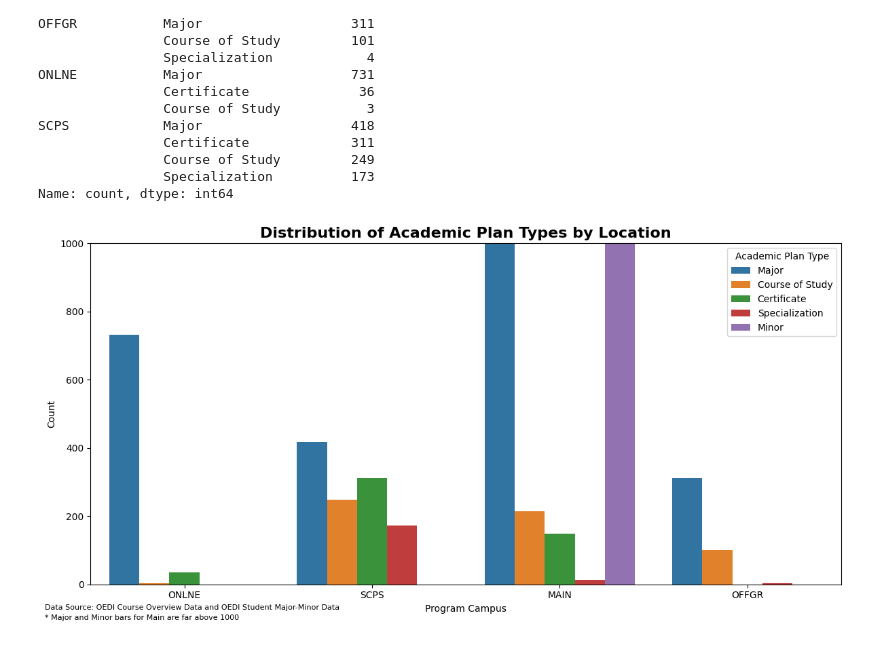
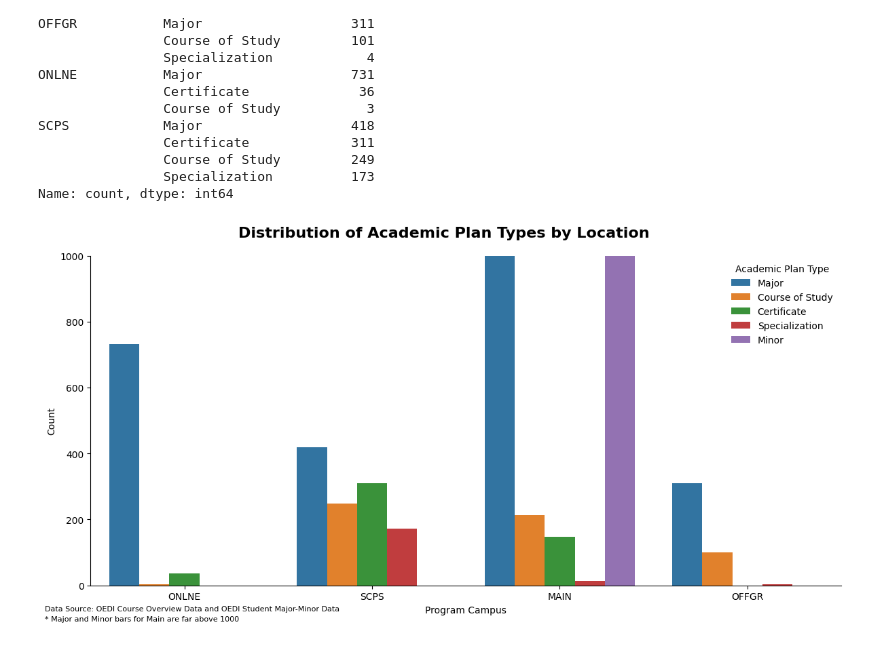
Before and after one commit to pnr3kr/OEDI, a Jupyter notebook: initial_oedi.ipynb, the cells around one changed output. Cells and saved outputs as stored; diff of their text form; code cells hidden in the pictures.

```diff
--- a/initial_oedi.ipynb
+++ b/initial_oedi.ipynb
@@ -150,15 +152,22 @@ Name: count, dtype: int64
 # %%
 # Create a plot that displays the distribution of academic plan types by campus
 plt.figure(figsize=(12, 6))
+
 sns.countplot(data=majmin_df, x="Program Campus", hue="Academic Plan Type")
+
 plt.suptitle("Distribution of Academic Plan Types by Location", fontweight='bold', fontsize=16)
+
 plt.xlabel("Program Campus")
 plt.ylim(0, 1000)
 plt.ylabel("Count")
-plt.legend(title="Academic Plan Type")
+
+plt.legend(title="Academic Plan Type", frameon=False, loc='upper right')
 plt.figtext(0.01,0.035, "Data Source: OEDI Course Overview Data and OEDI Student Major-Minor Data", fontsize=8, ha='left')
 plt.figtext(0.01,0.01, "* Major and Minor bars for Main are far above 1000", fontsize=8, ha='left')
+
+sns.despine(top=True, right=True)
+
 plt.tight_layout()
 plt.show()
 # %% [output]
-[figure, old version]
+[figure, new version]
```
Also changed, not shown: parts of 1 cell of this notebook, 2 other files.
